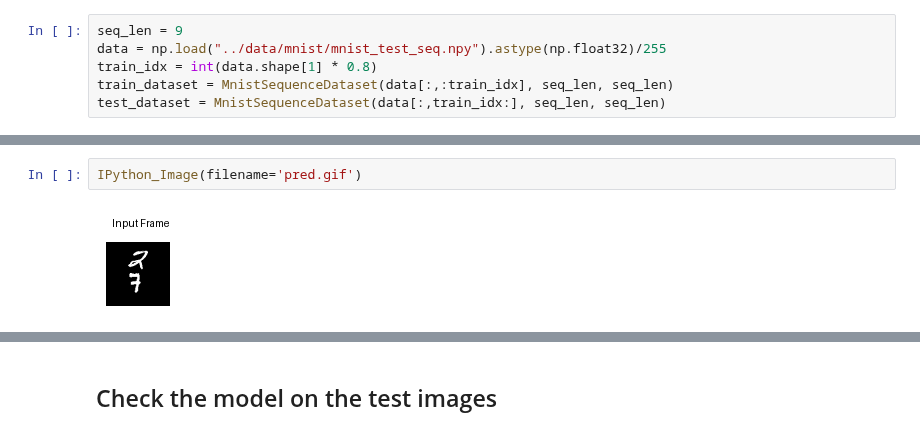
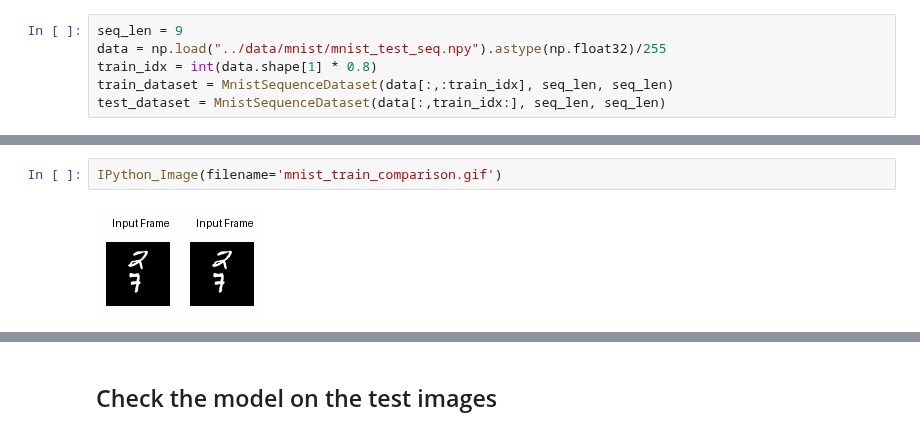
Before and after one commit to mzampar/Deep-Learning-Project, a Jupyter notebook: display/mnsit_display_results.ipynb, the cells around one changed output, grey strips where cells are left out. Cells and saved outputs as stored; diff of their text form.

```diff
--- a/display/mnsit_display_results.ipynb
+++ b/display/mnsit_display_results.ipynb
@@ -143,4 +192,4 @@ torch.Size([9, 1, 64, 64])
 # %%
-IPython_Image(filename='pred.gif')
+IPython_Image(filename='mnist_train_comparison.gif')
 # %% [output]
-[figure, old version]
+[figure, new version]
```
Also changed, not shown: parts of 11 cells of this notebook, 10 other files.
